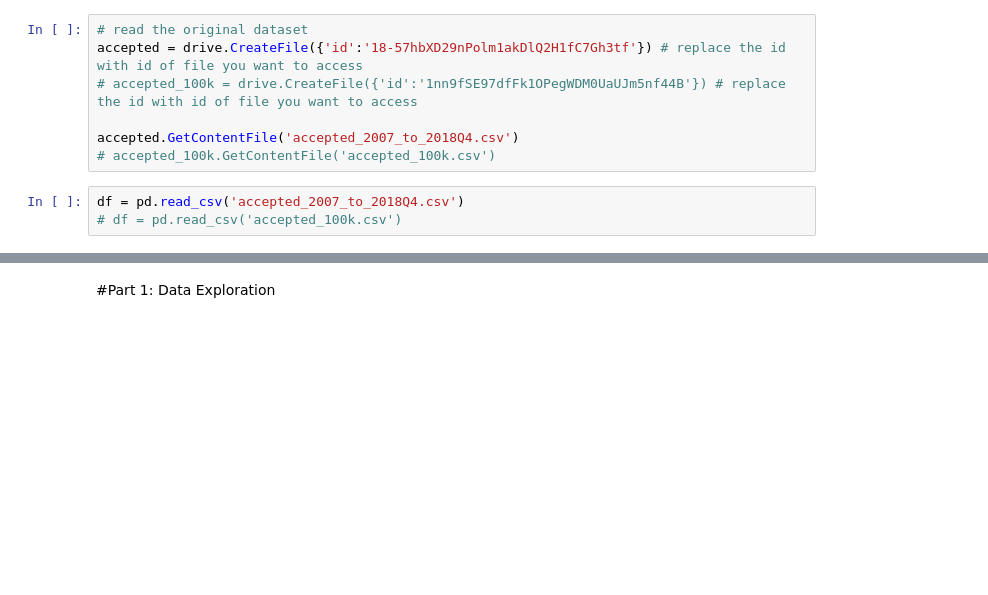
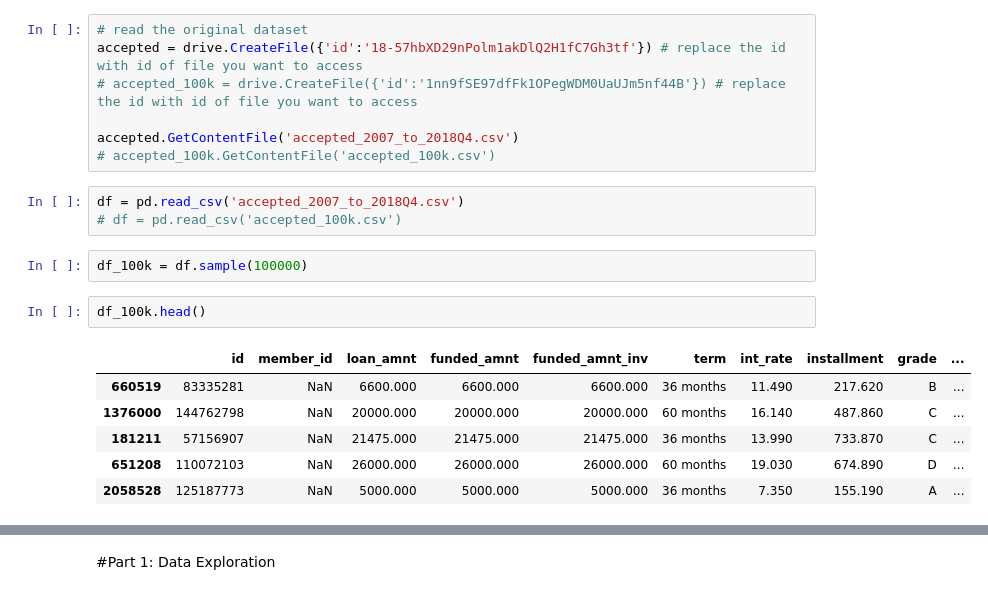
Before and after one commit to nkang917/Credit-Loss-Forecasting, a Jupyter notebook: Lending_Club_Credit_Loss_Forecasting.ipynb, the cells around one changed output, grey strips where cells are left out. Cells and saved outputs as stored; diff of their text form; blank space fills up the shorter version.

```diff
--- a/Lending_Club_Credit_Loss_Forecasting.ipynb
+++ b/Lending_Club_Credit_Loss_Forecasting.ipynb
@@ -49,3 +49,14 @@ accepted.GetContentFile('accepted_2007_to_2018Q4.csv')
 # %%
 df = pd.read_csv('accepted_2007_to_2018Q4.csv')
 # df = pd.read_csv('accepted_100k.csv')
+# %%
+df_100k = df.sample(100000)
+# %%
+df_100k.head()
+# %% [output]
+|  | id | member_id | loan_amnt | funded_amnt | funded_amnt_inv | term | int_rate | installment | grade | ... |
+| 660519 | 83335281 | NaN | 6600.000 | 6600.000 | 6600.000 | 36 months | 11.490 | 217.620 | B | ... |
+| 1376000 | 144762798 | NaN | 20000.000 | 20000.000 | 20000.000 | 60 months | 16.140 | 487.860 | C | ... |
+| 181211 | 57156907 | NaN | 21475.000 | 21475.000 | 21475.000 | 36 months | 13.990 | 733.870 | C | ... |
+| 651208 | 110072103 | NaN | 26000.000 | 26000.000 | 26000.000 | 60 months | 19.030 | 674.890 | D | ... |
+| 2058528 | 125187773 | NaN | 5000.000 | 5000.000 | 5000.000 | 36 months | 7.350 | 155.190 | A | ... |
```
Also changed, not shown: parts of 11 cells of this notebook.
